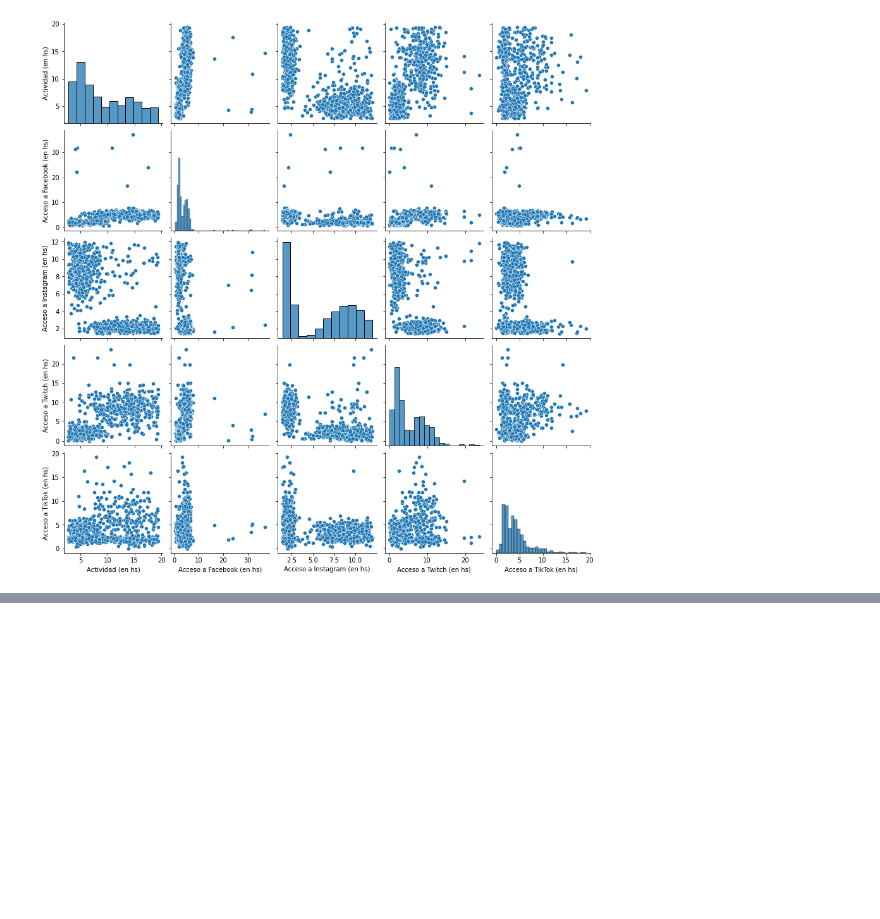
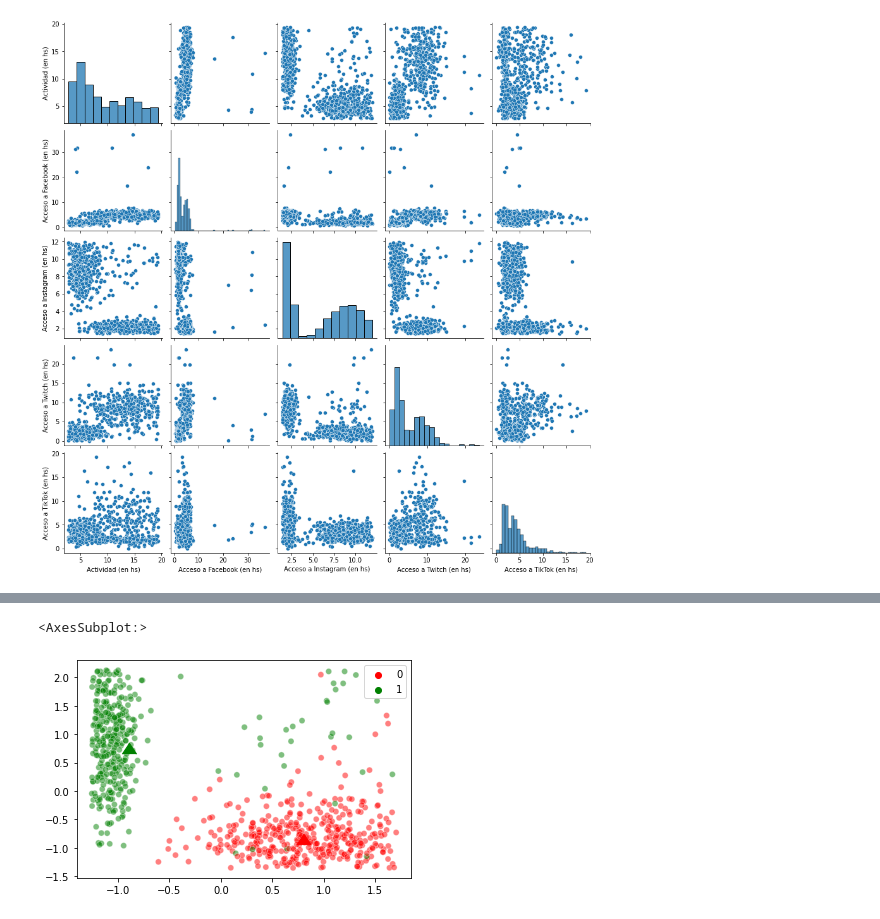
Before and after one commit to Lorenzoriccio/F-de-Informatica-sample, a Jupyter notebook: ciencia_de_datos/Pandas/Práctica/pandas4.ipynb, the cells around one changed output, grey strips where cells are left out. Cells and saved outputs as stored; diff of their text form; code cells hidden in the pictures; blank space fills up the shorter version.

```diff
--- a/ciencia_de_datos/Pandas/Práctica/pandas4.ipynb
+++ b/ciencia_de_datos/Pandas/Práctica/pandas4.ipynb
@@ -165,0 +198,8 @@ def inercias_por_k(datos_escalado):
+# %%
+# Cluster (7)
+colores = ['red', 'green']
+sns.scatterplot(x = datos_escaleado[:,2], y = datos_escaleado[:, 0], hue = kmeans.labels_, palette = colores, alpha = 0.5)
+sns.scatterplot(x = kmeans.cluster_centers_[:,2], y = kmeans.cluster_centers_[:,0], zorder = 10, palette = colores, hue = [0, 1], legend = False, marker=6, s=200)
+# %% [output]
+<AxesSubplot:>
+[figure, added]
```
Also changed, not shown: parts of 8 cells of this notebook.
